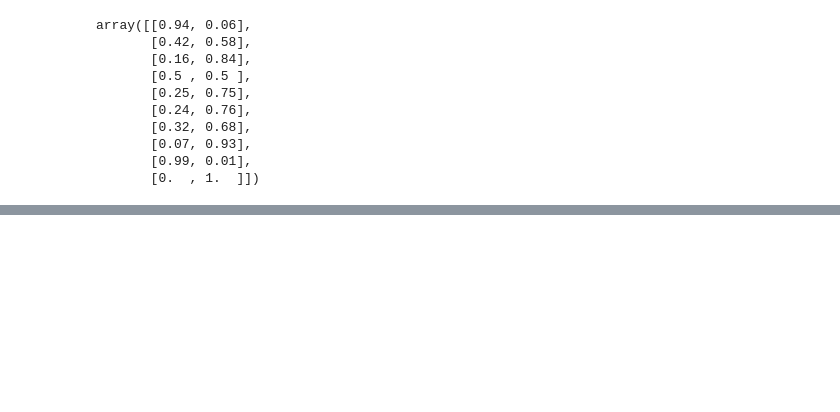
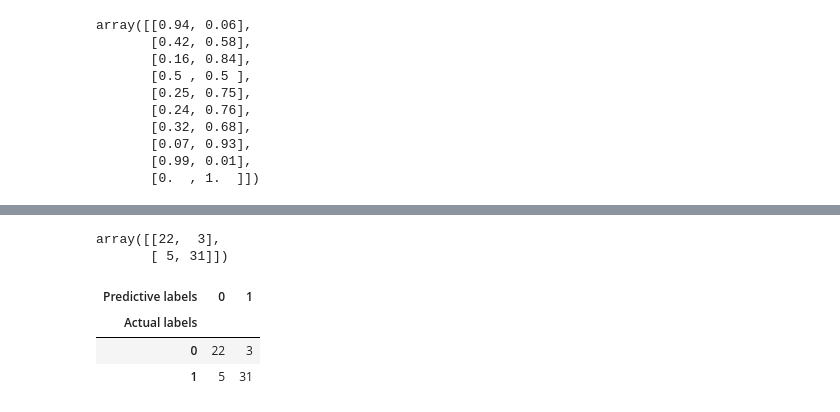
Before and after one commit to my-playing-field/data-science-demos, a Jupyter notebook: introduction-to-scikit-learn.ipynb, the cells around one changed output, grey strips where cells are left out. Saved outputs shown, nothing was run; the diff lists cells and outputs as text; code cells hidden in the pictures; blank space fills up the shorter version.

```diff
--- a/introduction-to-scikit-learn.ipynb
+++ b/introduction-to-scikit-learn.ipynb
@@ -884,0 +919,16 @@ array([0.  , 0.  , 0.  , 0.  , 0.  , 0.04, 0.04, 0.04, 0.08, 0.12, 0.12,
+# %%
+from sklearn.metrics import confusion_matrix
+
+y_preds = clf.predict(X_test)
+
+confusion_matrix(y_test,y_preds)
+# %% [output]
+array([[22,  3],
+       [ 5, 31]])
+# %%
+pd.crosstab(y_test,y_preds,rownames=["Actual labels"],colnames=["Predictive labels"])
+# %% [output]
+| Predictive labels | 0 | 1 |
+| Actual labels |  |  |
+| 0 | 22 | 3 |
+| 1 | 5 | 31 |
```
Also changed, not shown: parts of 13 cells of this notebook.
